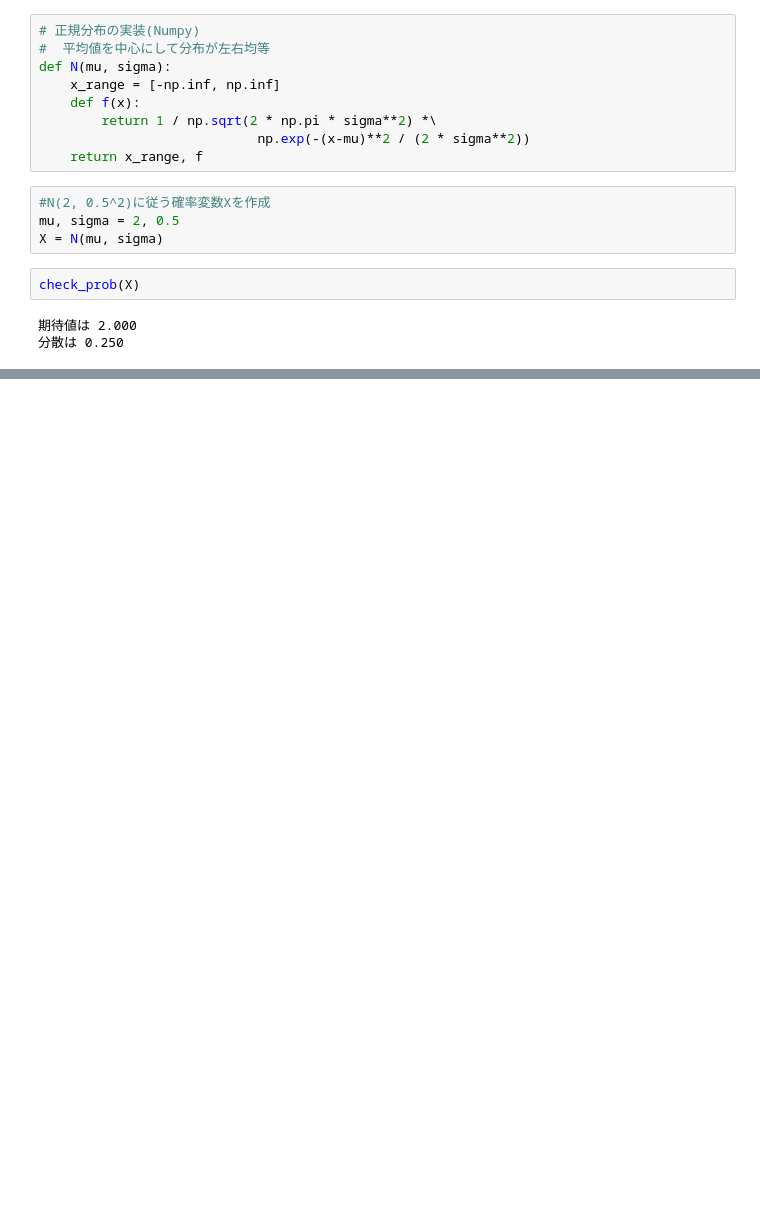
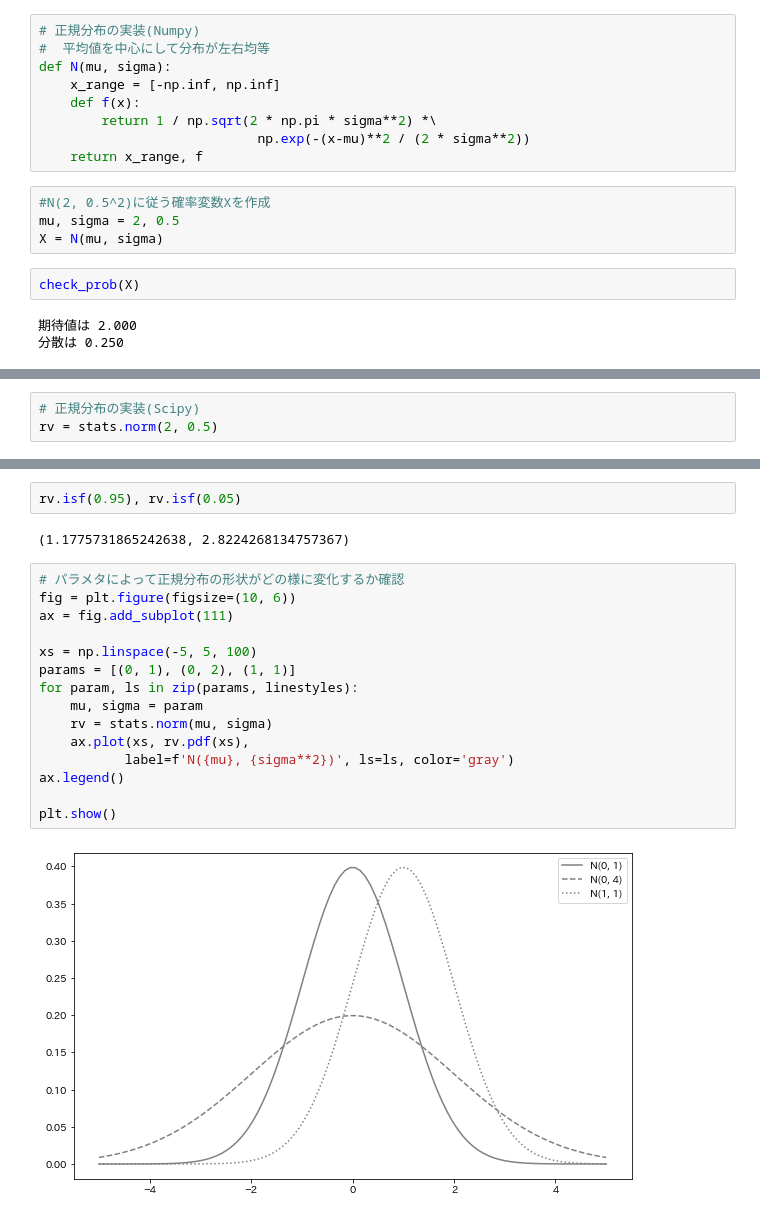
Before and after one commit to yuyahy/Statistical-Analysis-with-Python, a Jupyter notebook: Chap8_Typical_Static_Continuous.ipynb, the cells around one changed output, grey strips where cells are left out. Drawn from its saved outputs; the diff is of its cells as text; blank space fills up the shorter version.

```diff
--- a/Chap8_Typical_Static_Continuous.ipynb
+++ b/Chap8_Typical_Static_Continuous.ipynb
@@ -76,0 +76,3 @@ NameError: name 'axd' is not defined
+# %%
+# 正規分布の実装(Scipy)
+rv = stats.norm(2, 0.5)
@@ -76,0 +108,21 @@ NameError: name 'axd' is not defined
+# %%
+rv.isf(0.95), rv.isf(0.05)
+# %% [output]
+(1.1775731865242638, 2.8224268134757367)
+# %%
+# パラメタによって正規分布の形状がどの様に変化するか確認
+fig = plt.figure(figsize=(10, 6))
+ax = fig.add_subplot(111)
+
+xs = np.linspace(-5, 5, 100)
+params = [(0, 1), (0, 2), (1, 1)]
+for param, ls in zip(params, linestyles):
+    mu, sigma = param
+    rv = stats.norm(mu, sigma)
+    ax.plot(xs, rv.pdf(xs),
+           label=f'N({mu}, {sigma**2})', ls=ls, color='gray')
+ax.legend()
+
+plt.show()
+# %% [output]
+[figure, added]
```
Also changed, not shown: parts of 17 cells of this notebook.
